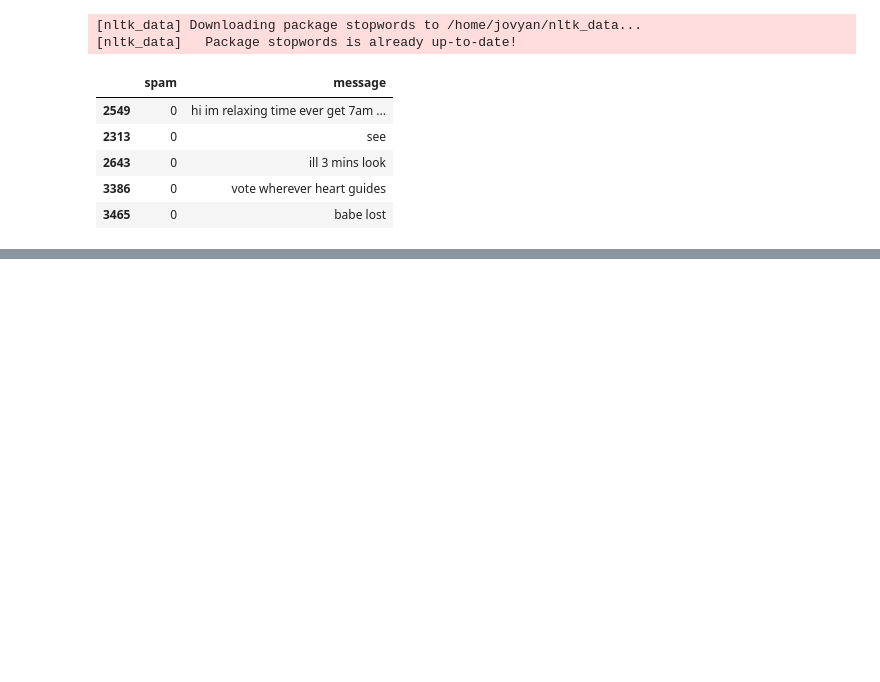
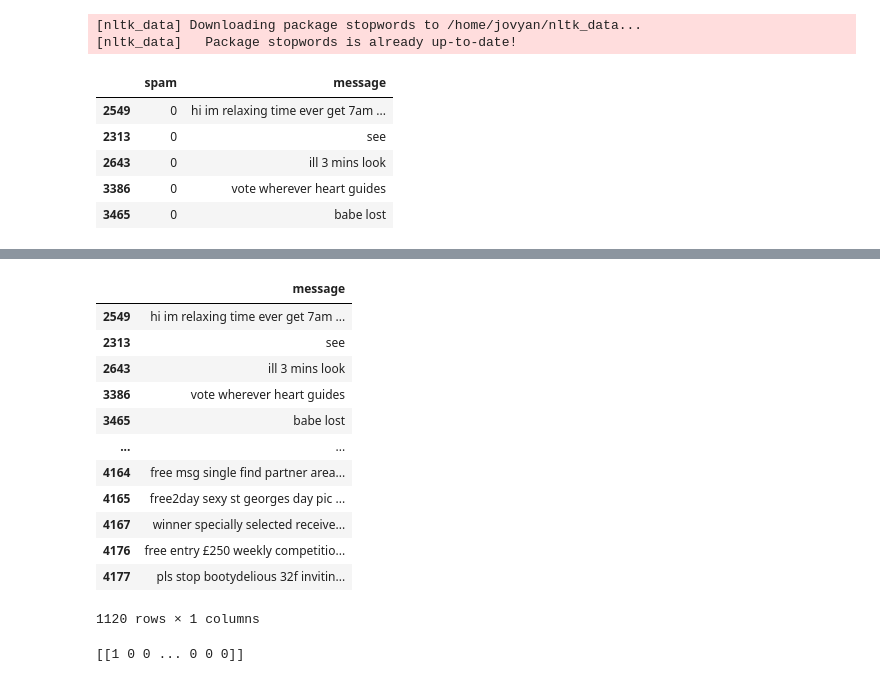
Before and after one commit to Gilbert93520/Neural-Network-SMS-Text-Classifier, a Jupyter notebook: fcc_sms_text_classification.ipynb, the cells around one changed output, grey strips where cells are left out. Saved outputs shown, nothing was run; the diff lists cells and outputs as text; code cells hidden in the pictures; blank space fills up the shorter version.

Commit message:
🚧 tokenize fail!
update notebook...

```diff
--- a/fcc_sms_text_classification.ipynb
+++ b/fcc_sms_text_classification.ipynb
@@ -210,0 +196,51 @@ plot_word_cloud(balanced_data[balanced_data['spam'] == 1], typ='Spam')
+# %%
+"""
+split label from data
+"""
+train_labels = balanced_data.pop("spam")
+test_labels = test_data.pop("spam")
+
+balanced_data
+# %% [output]
+|  | message |
+| 2549 | hi im relaxing time ever get 7am ... |
+| 2313 | see |
+| 2643 | ill 3 mins look |
+| 3386 | vote wherever heart guides |
+| 3465 | babe lost |
+| ... | ... |
+| 4164 | free msg single find partner area... |
+| 4165 | free2day sexy st georges day pic ... |
+| 4167 | winner specially selected receive... |
+| 4176 | free entry £250 weekly competitio... |
+| 4177 | pls stop bootydelious 32f invitin... |
+1120 rows × 1 columns
+# %%
+from tensorflow.keras.preprocessing.text import Tokenizer
+from tensorflow.keras.preprocessing.sequence import pad_sequences
+# Tokenize the text data
+tokenizer = Tokenizer()
+tokenizer.fit_on_texts(balanced_data)
+
+# Convert text to sequences
+train_sequences = tokenizer.texts_to_sequences(balanced_data)
+test_sequences = tokenizer.texts_to_sequences(test_data)
+
+# Pad sequences to have the same length
+# maximum sequence length
+max_len = 1200
+train_sequences = pad_sequences(
+    train_sequences,
+    maxlen=max_len,
+    padding='post',
+    truncating='post'
+)
+test_sequences = pad_sequences(
+    test_sequences,
+    maxlen=max_len,
+    padding='post',
+    truncating='post'
+)
+print(train_sequences)
+# %% [output]
+[[1 0 0 ... 0 0 0]]
```
Also changed, not shown: parts of 5 cells of this notebook.
